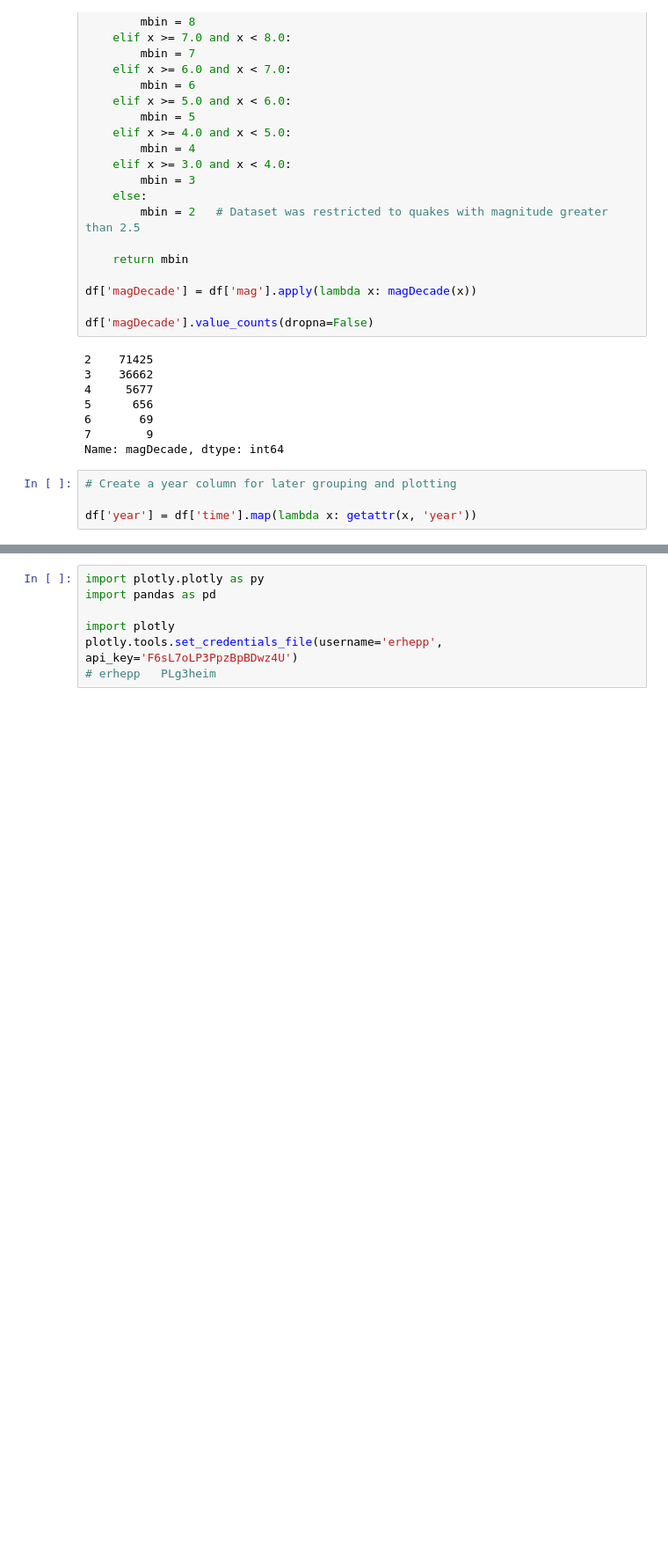
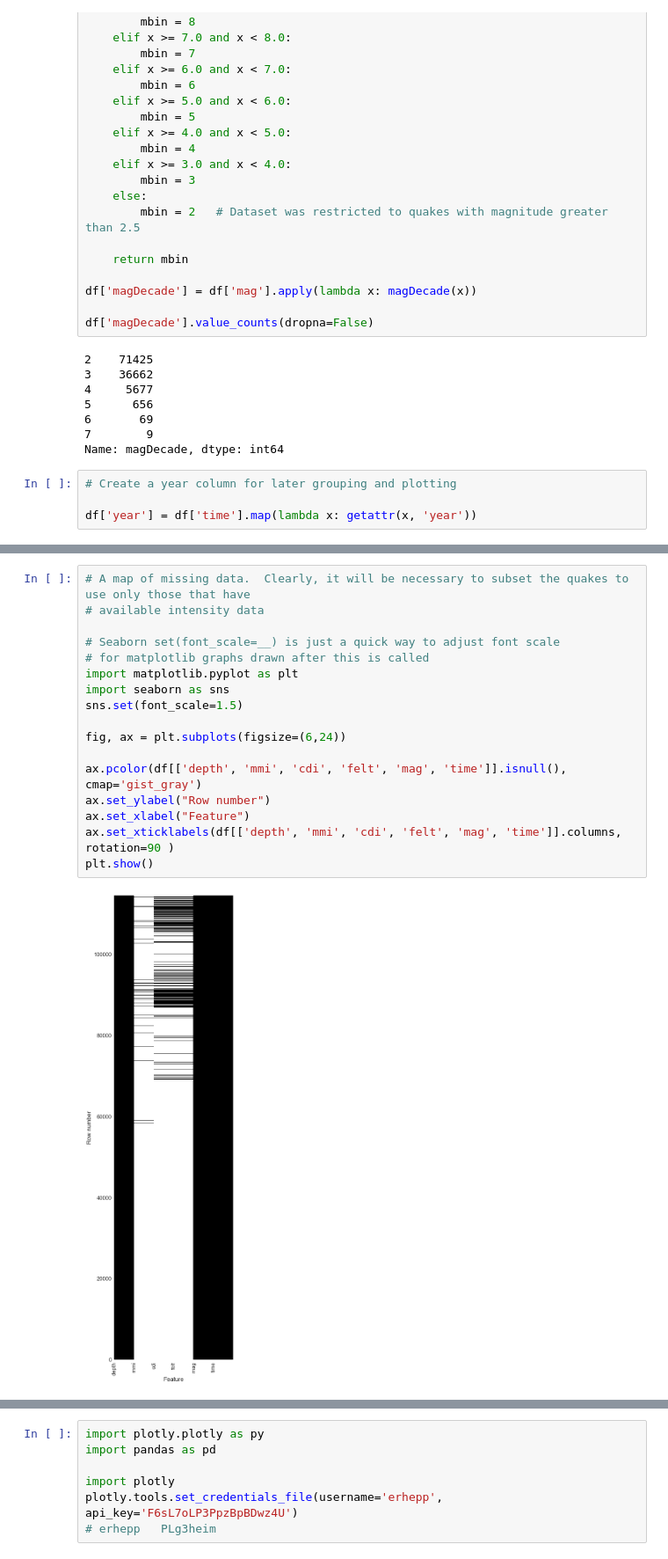
Before and after one commit to erhepp/DSI_Capstone, a Jupyter notebook: Capstone-EDA.ipynb, the cells around one changed output, grey strips where cells are left out. Shown: that part at 88% size. Drawn from its saved outputs; the diff is of its cells as text; blank space fills up the shorter version.

```diff
--- a/Capstone-EDA.ipynb
+++ b/Capstone-EDA.ipynb
@@ -436,0 +243,19 @@ len(df[df['long'] < -117])
+# %%
+# A map of missing data.  Clearly, it will be necessary to subset the quakes to use only those that have
+# available intensity data
+
+# Seaborn set(font_scale=__) is just a quick way to adjust font scale
+# for matplotlib graphs drawn after this is called
+import matplotlib.pyplot as plt
+import seaborn as sns
+sns.set(font_scale=1.5)
+
+fig, ax = plt.subplots(figsize=(6,24))
+
+ax.pcolor(df[['depth', 'mmi', 'cdi', 'felt', 'mag', 'time']].isnull(), cmap='gist_gray')
+ax.set_ylabel("Row number")
+ax.set_xlabel("Feature")
+ax.set_xticklabels(df[['depth', 'mmi', 'cdi', 'felt', 'mag', 'time']].columns, rotation=90 )
+plt.show()
+# %% [output]
+[figure, added]
```
Also changed, not shown: parts of 102 cells of this notebook, 5 other files.
